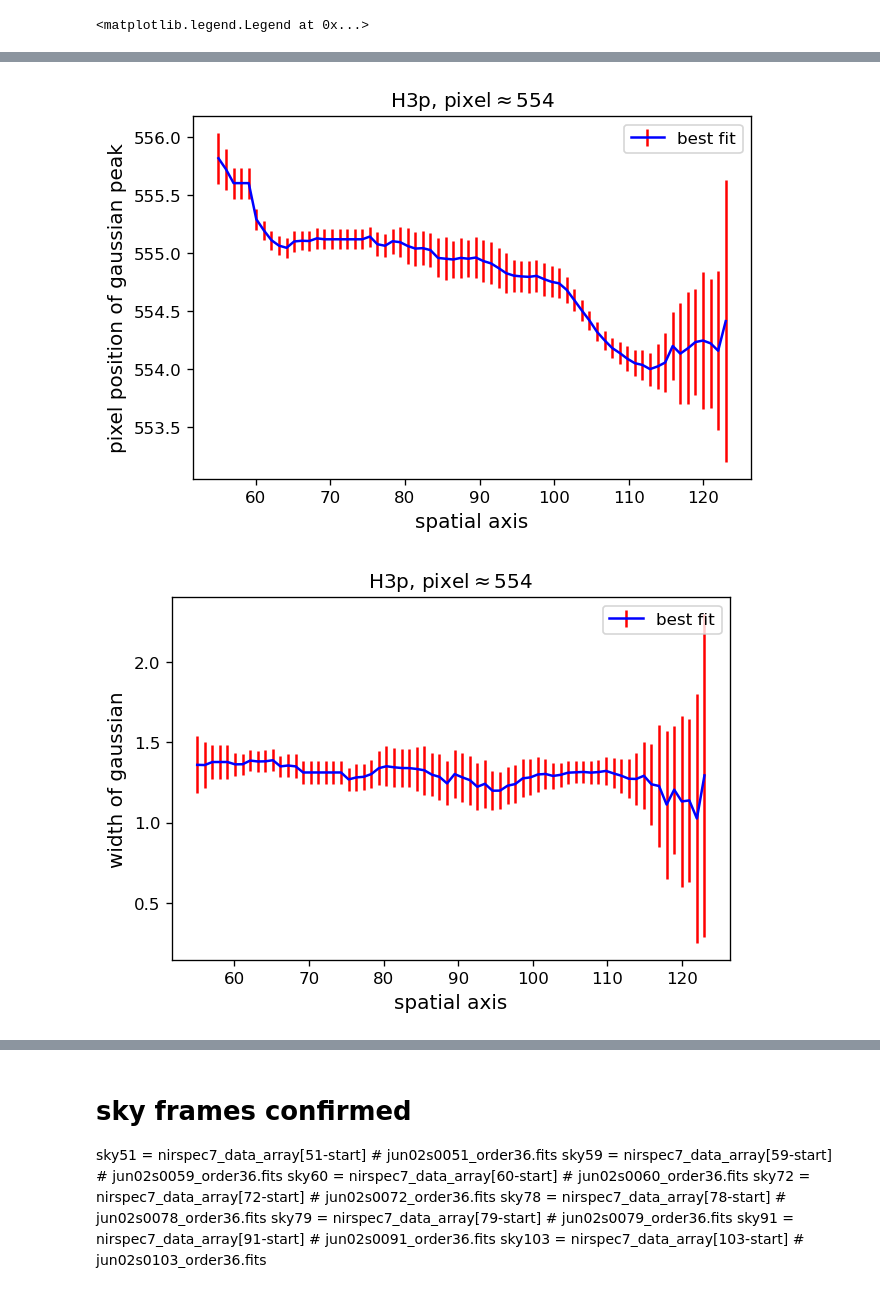
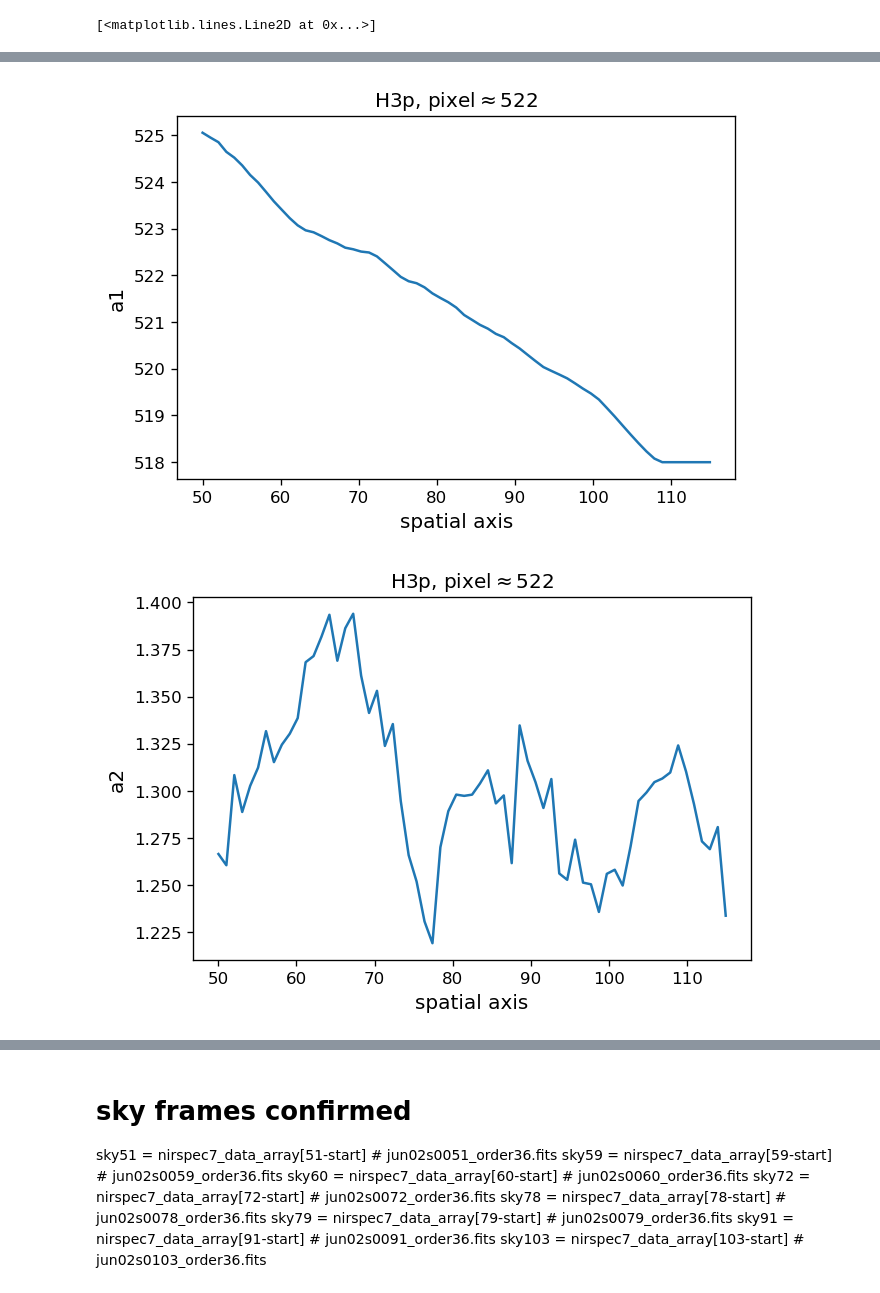
Before and after one commit to ruoyanwangdr/Dynamics-of-Jovian-Infrared-Auroral-Ionosphere-and-Thermosphere, a Jupyter notebook: h3p.ipynb, the cells around one changed output, grey strips where cells are left out. Saved outputs shown, nothing was run; the diff lists cells and outputs as text; code cells hidden in the pictures.

```diff
--- a/h3p.ipynb
+++ b/h3p.ipynb
@@ -248,9 +393,9 @@ plt.plot(h2_spatial_axis, h2_a2_array)
 h3p_model = Model(gaussian_fit)
 
 h3p_params = h3p_model.make_params()
-h3p_params.add('a0', value=0.02)
-h3p_params.add('a1', value=554)
-h3p_params.add('a2', value=1)
+h3p_params.add('a0', value=0.1)
+h3p_params.add('a1', value=522)
+h3p_params.add('a2', value=3)
 h3p_params.add('a3', value=0)
 h3p_params.add('a4', value=0)
 h3p_params.add('a5', value=0)
@@ -267,14 +412,14 @@ h3p_a2_error = []
 
 # loop over all slits containing observed emission
 # and obtain fitting parameters of each slit
-lower_h3p = 55
-upper_h3p = 123
+lower_h3p = 50
+upper_h3p = 115
 
 for i in range(lower_h3p, upper_h3p):
     try:
         h3p_fit_result = h3p_model.fit(sky_subtracted[i], h3p_params, x=pixel)
     except:
-        pass
+        print('Error occured at i='+ str(i))
     h3p_a0.append(h3p_fit_result.params['a0'].value)
     h3p_a0_error.append(h3p_fit_result.params['a0'].stderr)
     h3p_a1.append(h3p_fit_result.params['a1'].value)
@@ -282,10 +427,16 @@ for i in range(lower_h3p, upper_h3p):
     h3p_a2.append(h3p_fit_result.params['a2'].value)
     h3p_a2_error.append(h3p_fit_result.params['a2'].stderr)
 h3p_a0_array_g1 = np.array(h3p_a0)
+h3p_a0_array_g1[h3p_a0_array_g1<0] = 0
+#h3p_a0_array_g1[h3p_a0_array_g1>0.25] = 0
 h3p_a0_error_array_g1 = np.array(h3p_a0_error)
 h3p_a1_array_g1 = np.array(h3p_a1)
+h3p_a1_array_g1[h3p_a1_array_g1>526] = 526
+h3p_a1_array_g1[h3p_a1_array_g1<518] = 518
 h3p_a1_error_array_g1 = np.array(h3p_a1_error)
 h3p_a2_array_g1 = np.array(h3p_a2)
+h3p_a2_array_g1[h3p_a2_array_g1<0] = 0
+h3p_a2_array_g1[h3p_a2_array_g1>2.5] = 0
 h3p_a2_error_array_g1 = np.array(h3p_a2_error)
 
 h3p_spatial_axis = np.linspace(lower_h3p, lower_h3p+len(h3p_a0_array_g1), len(h3p_a0_array_g1))
@@ -293,22 +444,25 @@ h3p_spatial_axis = np.linspace(lower_h3p, lower_h3p+len(h3p_a0_array_g1), len(h3
 plt.figure()
 plt.title(r'H3p, pixel$\approx$' + str(h3p_params.get('a1').value))
 plt.xlabel('spatial axis', fontsize=12)
-plt.ylabel('height of gaussian', fontsize=12)
-plt.errorbar(h3p_spatial_axis, h3p_a0_array_g1, yerr=h3p_a0_error_array_g1, ls='-', color='b', ecolor='r', label='best fit')
-plt.legend()
+plt.ylabel('a0', fontsize=12)
+plt.plot(h3p_spatial_axis, h3p_a0_array_g1)
+#plt.errorbar(h3p_spatial_axis, h3p_a0_array_g1, yerr=h3p_a0_error_array_g1, ls='-', color='b', ecolor='r', label='best fit')
+#plt.legend()
 
 plt.figure()
 plt.title(r'H3p, pixel$\approx$' + str(h3p_params.get('a1').value))
 plt.xlabel('spatial axis', fontsize=12)
-plt.ylabel('pixel position of gaussian peak', fontsize=12)
-plt.errorbar(h3p_spatial_axis, h3p_a1_array_g1, yerr=h3p_a1_error_array_g1, ls='-', color='b', ecolor='r', label='best fit')
-plt.legend()
+plt.ylabel('a1', fontsize=12)
+plt.plot(h3p_spatial_axis, h3p_a1_array_g1)
+#plt.errorbar(h3p_spatial_axis, h3p_a1_array_g1, yerr=h3p_a1_error_array_g1, ls='-', color='b', ecolor='r', label='best fit')
+#plt.legend()
 
 plt.figure()
 plt.title(r'H3p, pixel$\approx$' + str(h3p_params.get('a1').value))
 plt.xlabel('spatial axis', fontsize=12)
-plt.ylabel('width of gaussian', fontsize=12)
-plt.errorbar(h3p_spatial_axis, h3p_a2_array_g1, yerr=h3p_a2_error_array_g1, ls='-', color='b', ecolor='r', label='best fit')
-plt.legend()
+plt.ylabel('a2', fontsize=12)
+plt.plot(h3p_spatial_axis, h3p_a2_array_g1)
+#plt.errorbar(h3p_spatial_axis, h3p_a2_array_g1, yerr=h3p_a2_error_array_g1, ls='-', color='b', ecolor='r', label='best fit')
+#plt.legend()
 # %% [output]
-<matplotlib.legend.Legend at 0x...>
+[<matplotlib.lines.Line2D at 0x...>]
@@ -316,5 +470,5 @@ plt.legend()
-[figure, old version]
+[figure, new version]
-[figure, old version]
+[figure, new version]
 # %%
 # create lmfit model with defined gaussian
 h3p_model = Model(gaussian_fit)
```
Also changed, not shown: parts of 6 cells of this notebook.
